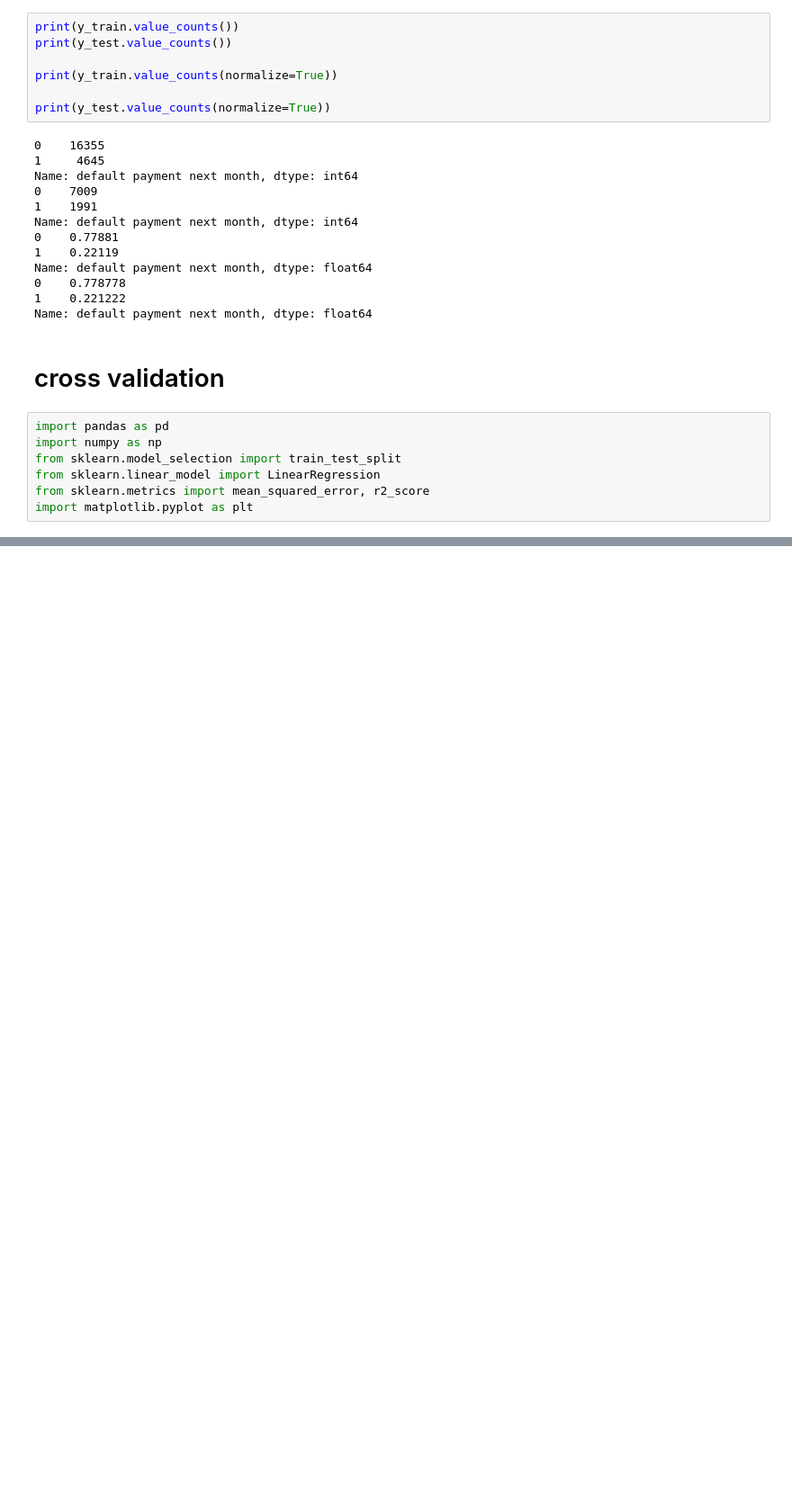
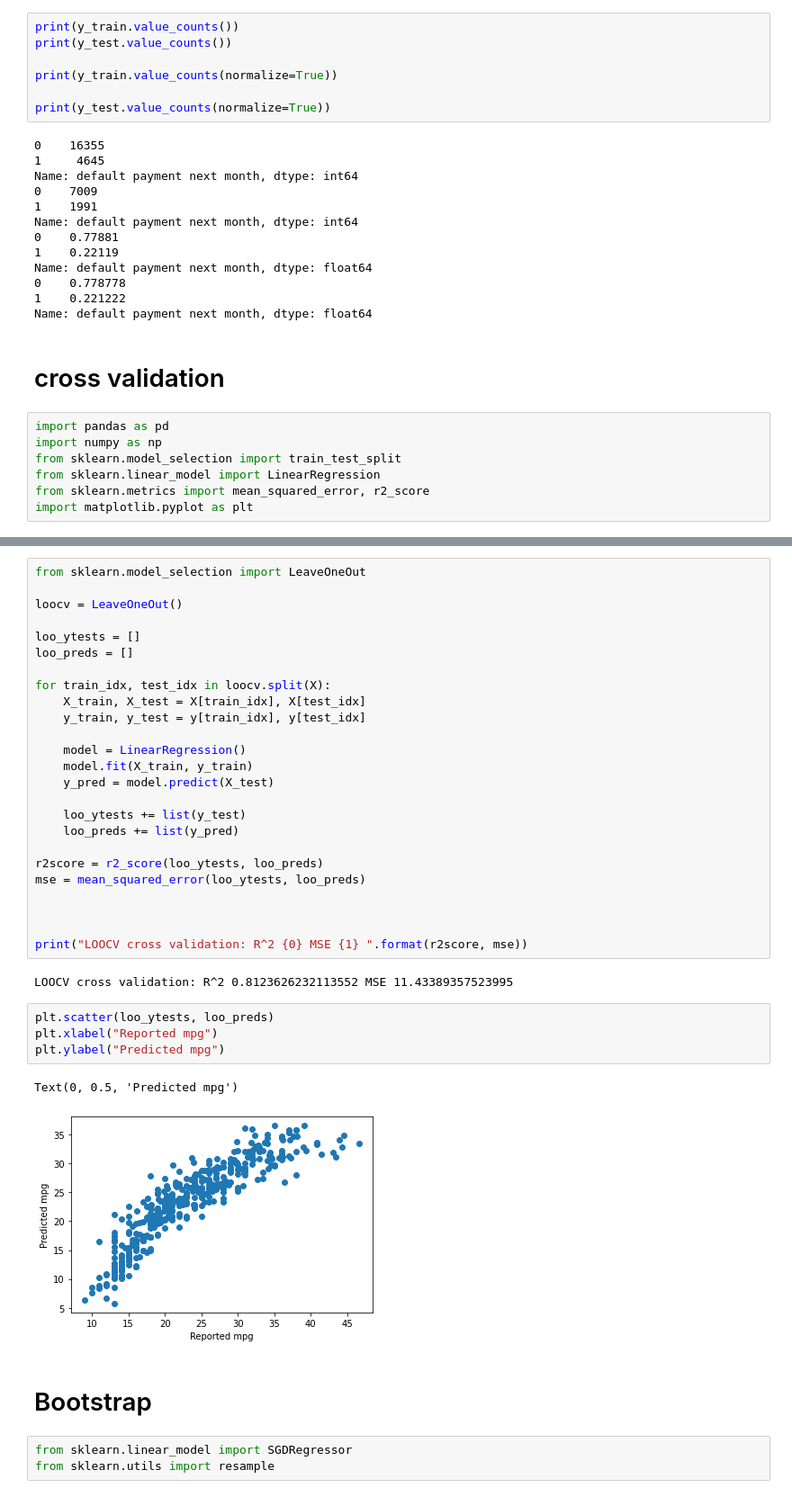
Before and after one commit to thunderock/kaggle, a Jupyter notebook: learning/code/Resampling.ipynb, the cells around one changed output, grey strips where cells are left out. Shown at 90% size. Cells and saved outputs as stored; diff of their text form; blank space fills up the shorter version.

```diff
--- a/learning/code/Resampling.ipynb
+++ b/learning/code/Resampling.ipynb
@@ -94,0 +213,39 @@ import matplotlib.pyplot as plt
+# %%
+from sklearn.model_selection import LeaveOneOut
+
+loocv = LeaveOneOut()
+
+loo_ytests = []
+loo_preds = []
+
+for train_idx, test_idx in loocv.split(X):
+    X_train, X_test = X[train_idx], X[test_idx]
+    y_train, y_test = y[train_idx], y[test_idx]
+
+    model = LinearRegression()
+    model.fit(X_train, y_train)
+    y_pred = model.predict(X_test)
+
+    loo_ytests += list(y_test)
+    loo_preds += list(y_pred)
+
+r2score = r2_score(loo_ytests, loo_preds)
+mse = mean_squared_error(loo_ytests, loo_preds)
+
+
+
+print("LOOCV cross validation: R^2 {0} MSE {1} ".format(r2score, mse))
+# %% [output]
+LOOCV cross validation: R^2 0.8123626232113552 MSE 11.43389357523995
+# %%
+plt.scatter(loo_ytests, loo_preds)
+plt.xlabel("Reported mpg")
+plt.ylabel("Predicted mpg")
+# %% [output]
+Text(0, 0.5, 'Predicted mpg')
+[figure, added]
+# %% [markdown]
+# Bootstrap
+# %%
+from sklearn.linear_model import SGDRegressor
+from sklearn.utils import resample
```
Also changed, not shown: parts of 19 cells of this notebook.
